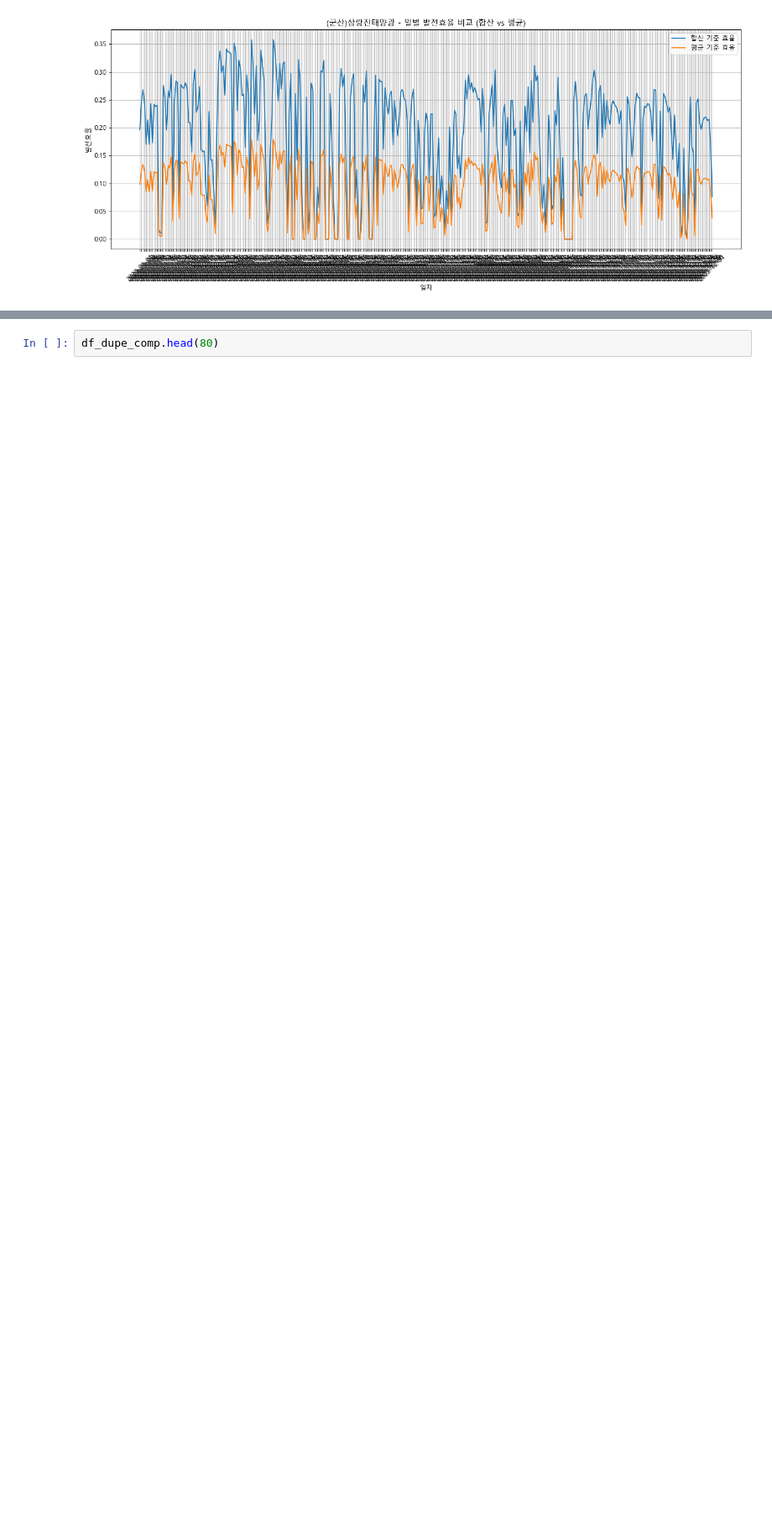
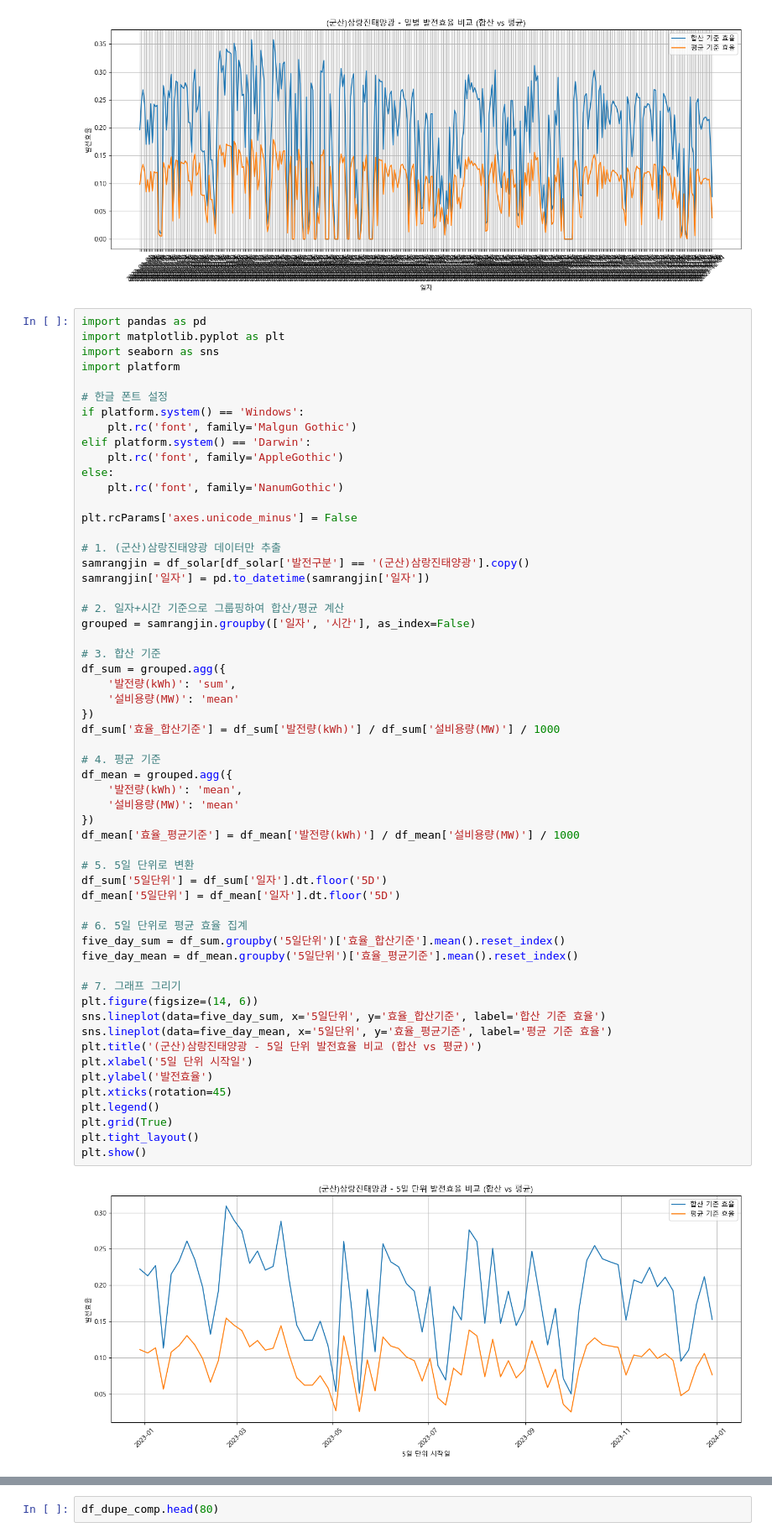
Before and after one commit to seoyoung7879/predict_energy, a Jupyter notebook: 경국/EDA/solar_final_EDA.ipynb, the cells around one changed output, grey strips where cells are left out. Shown at 84% size. Drawn from its saved outputs; the diff is of its cells as text; blank space fills up the shorter version.

```diff
--- a/경국/EDA/solar_final_EDA.ipynb
+++ b/경국/EDA/solar_final_EDA.ipynb
@@ -329,6 +329,65 @@ plt.tight_layout()
 plt.show()
 # %% [output]
 [figure]
+# %%
+import pandas as pd
+import matplotlib.pyplot as plt
+import seaborn as sns
+import platform
+
+# 한글 폰트 설정
+if platform.system() == 'Windows':
+    plt.rc('font', family='Malgun Gothic')
+elif platform.system() == 'Darwin':
+    plt.rc('font', family='AppleGothic')
+else:
+    plt.rc('font', family='NanumGothic')
+
+plt.rcParams['axes.unicode_minus'] = False
+
+# 1. (군산)삼랑진태양광 데이터만 추출
+samrangjin = df_solar[df_solar['발전구분'] == '(군산)삼랑진태양광'].copy()
+samrangjin['일자'] = pd.to_datetime(samrangjin['일자'])
+
+# 2. 일자+시간 기준으로 그룹핑하여 합산/평균 계산
+grouped = samrangjin.groupby(['일자', '시간'], as_index=False)
+
+# 3. 합산 기준
+df_sum = grouped.agg({
+    '발전량(kWh)': 'sum',
+    '설비용량(MW)': 'mean'
+})
+df_sum['효율_합산기준'] = df_sum['발전량(kWh)'] / df_sum['설비용량(MW)'] / 1000
+
+# 4. 평균 기준
+df_mean = grouped.agg({
+    '발전량(kWh)': 'mean',
+    '설비용량(MW)': 'mean'
+})
+df_mean['효율_평균기준'] = df_mean['발전량(kWh)'] / df_mean['설비용량(MW)'] / 1000
+
+# 5. 5일 단위로 변환
+df_sum['5일단위'] = df_sum['일자'].dt.floor('5D')
+df_mean['5일단위'] = df_mean['일자'].dt.floor('5D')
+
+# 6. 5일 단위로 평균 효율 집계
+five_day_sum = df_sum.groupby('5일단위')['효율_합산기준'].mean().reset_index()
+five_day_mean = df_mean.groupby('5일단위')['효율_평균기준'].mean().reset_index()
+
+# 7. 그래프 그리기
+plt.figure(figsize=(14, 6))
+sns.lineplot(data=five_day_sum, x='5일단위', y='효율_합산기준', label='합산 기준 효율')
+sns.lineplot(data=five_day_mean, x='5일단위', y='효율_평균기준', label='평균 기준 효율')
+plt.title('(군산)삼랑진태양광 - 5일 단위 발전효율 비교 (합산 vs 평균)')
+plt.xlabel('5일 단위 시작일')
+plt.ylabel('발전효율')
+plt.xticks(rotation=45)
+plt.legend()
+plt.grid(True)
+plt.tight_layout()
+plt.show()
+# %% [output]
+[figure, added]
 # %%
 import matplotlib.pyplot as plt
 import seaborn as sns
```
